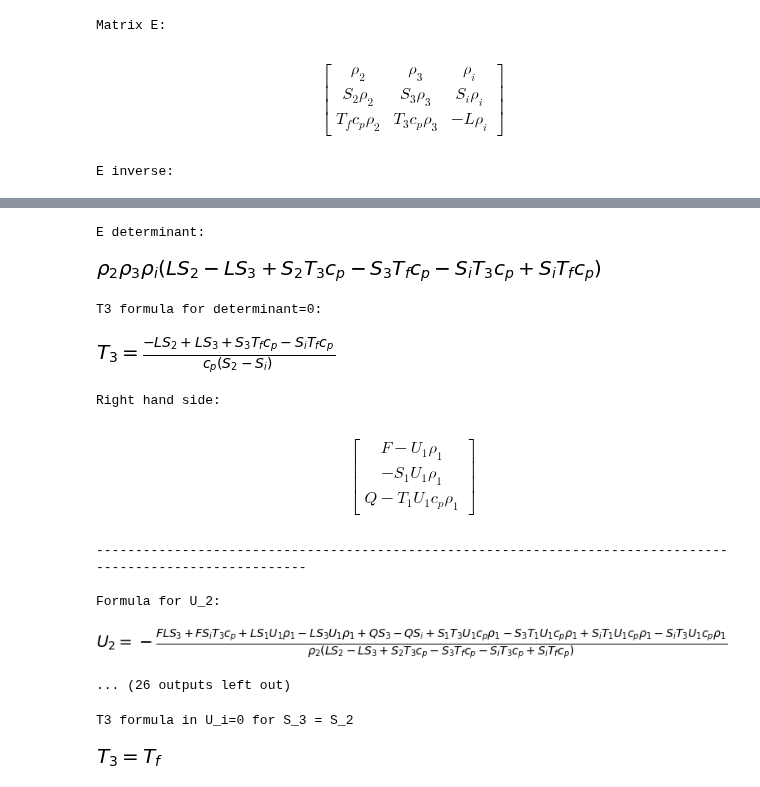
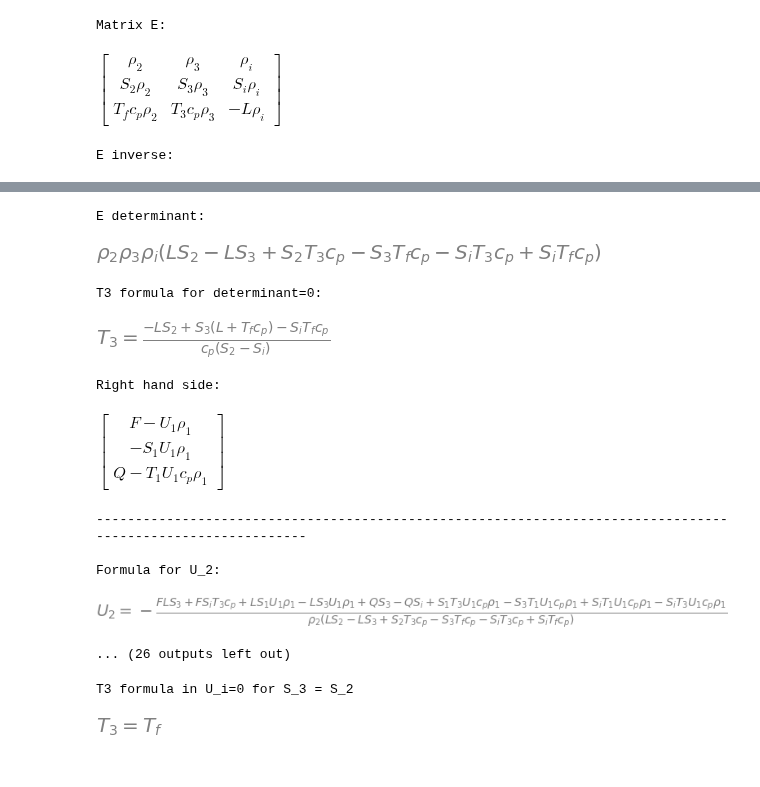
Before and after one commit to hainegroup/Polar-overturning-circulation-model, a Jupyter notebook: notebooks/symbolic_matrix_inverse.ipynb, the cells around one changed output, grey strips where cells are left out. Drawn from its saved outputs; the diff is of its cells as text; code cells hidden in the pictures.

```diff
--- a/notebooks/symbolic_matrix_inverse.ipynb
+++ b/notebooks/symbolic_matrix_inverse.ipynb
@@ -34,7 +34,7 @@ display(Edet)
 print(" ")
 print("T3 formula for determinant=0:")
 T3_formula = solve(Eq(0,Edet),T_3)
-T3_formula = collect(Eq(T_3,T3_formula[0]),S_3)
+T3_formula = Eq(T_3,collect(T3_formula[0],S_3))
 display(T3_formula)
 
 print(" ")
@@ -53,14 +53,15 @@ display(myeqn)
 print(" ")
 print("Q formula in U_2=0")
 myeqn = factor(simplify(Eq(0,soln[0])))
-Qm_formula = simplify(solve(myeqn,Q))
-Qm_formula = Eq(Q_m,Qm_formula[0])
+Qm_formula = solve(myeqn,Q)
+Qm_formula = simplify(Qm_formula[0])
+Qm_formula = Eq(Q_m,Qm_formula)
 display(Qm_formula)
 
 print(" ")
 print("T3 formula in U_2=0")
 myeqn = solve(myeqn,T_3)
-T3_formula = collect(Eq(T_3,myeqn[0]),S_3)
+T3_formula = Eq(T_3,collect(myeqn[0],S_3))
 display(T3_formula)
 
 print(" ")
@@ -74,7 +75,7 @@ print(" ")
 print("T3 formula in U_2=-X (e.g., X = U_1)")
 myeqn = factor(simplify(Eq(-X,soln[0])))
 myeqn = solve(myeqn,T_3)
-T3_formula = collect(Eq(T_3,myeqn[0]),S_3)
+T3_formula = Eq(T_3,collect(myeqn[0],S_3))
 display(T3_formula)
 
 print(" ")
@@ -87,14 +88,16 @@ display(myeqn)
 print(" ")
 print("Q formula for U_3=0")
 myeqn = factor(simplify(Eq(0,soln[1])))
-Qp_formula = simplify(solve(myeqn,Q))
-Qp_formula = Eq(Q_p,Qp_formula[0])
+Qp_formula = solve(myeqn,Q)
+Qp_formula = simplify(Qp_formula[0])
+Qp_formula = Eq(Q_p,Qp_formula)
 display(Qp_formula)
 
 print(" ")
 print("S_2 formula for U_3=0")
-S2_formula = simplify(solve(myeqn,S_2))
-S2_formula = Eq(S_2,S2_formula[0])
+S2_formula = solve(myeqn,S_2)
+S2_formula = simplify(S2_formula[0])
+S2_formula = Eq(S_2,S2_formula)
 display(S2_formula)
 
 print(" ")
@@ -110,7 +113,7 @@ print(" ")
 print("T3 formula in U_3=-X (e.g., X = U_1)")
 myeqn = factor(simplify(Eq(-X,soln[1])))
 myeqn = solve(myeqn,T_3)
-T3_formula = collect(Eq(T_3,myeqn[0]),S_3)
+T3_formula = Eq(T_3,collect(myeqn[0],S_3))
 display(T3_formula)
 
 print(" ")
@@ -123,8 +126,9 @@ display(myeqn)
 print(" ")
 print("Q formula for U_i=0")
 myeqn = factor(simplify(Eq(0,soln[2])))
-Qi_formula = simplify(solve(myeqn,Q))
-Qi_formula = Eq(Q_i,Qi_formula[0])
+Qi_formula = solve(myeqn,Q)
+Qi_formula = simplify(Qi_formula[0])
+Qi_formula = Eq(Q_i,Qi_formula)
 display(Qi_formula)
 
 print(" ")
@@ -138,9 +142,9 @@ print(" ")
 print("T3 formula in U_i=-X (e.g., X = U_1)")
 myeqn = factor(simplify(Eq(-X,soln[2])))
 myeqn = solve(myeqn,T_3)
-T3_formula = collect(Eq(T_3,myeqn[0]),S_3)
+T3_formula = Eq(T_3,collect(myeqn[0],S_3))
 display(T3_formula)
 # %% [output]
 Matrix E:
-$$\left[\begin{matrix}\rho_{2} & \rho_{3} & \rho_{i}\\S_{2} \rho_{2} & S_{3} \rho_{3} & S_{i} \rho_{i}\\T_{f} c_{p} \rho_{2} & T_{3} c_{p} \rho_{3} & - L \rho_{i}\end{matrix}\right]$$
+$\displaystyle \left[\begin{matrix}\rho_{2} & \rho_{3} & \rho_{i}\\S_{2} \rho_{2} & S_{3} \rho_{3} & S_{i} \rho_{i}\\T_{f} c_{p} \rho_{2} & T_{3} c_{p} \rho_{3} & - L \rho_{i}\end{matrix}\right]$
 E inverse:
@@ -148,13 +152,13 @@ $$\left[\begin{matrix}- \frac{L S_{3} + S_{i} T_{3} c_{p}}{\rho_{2} \left(L S_{2
 E determinant:
-[figure, old version]
+[figure, new version]
 T3 formula for determinant=0:
-[figure, old version]
+[figure, new version]
 Right hand side:
-$$\left[\begin{matrix}F - U_{1} \rho_{1}\\- S_{1} U_{1} \rho_{1}\\Q - T_{1} U_{1} c_{p} \rho_{1}\end{matrix}\right]$$
+$\displaystyle \left[\begin{matrix}F - U_{1} \rho_{1}\\- S_{1} U_{1} \rho_{1}\\Q - T_{1} U_{1} c_{p} \rho_{1}\end{matrix}\right]$
 ------------------------------------------------------------------------------------------------------------
 
 Formula for U_2:
-[figure, old version]
+[figure, new version]
 ... (26 outputs left out)
 # %%
 print(" ")
@@ -163,7 +167,7 @@ T3_formula = simplify(T3_formula.subs(S_3,S_2))
 display(T3_formula)
 # %% [output]
 T3 formula in U_i=0 for S_3 = S_2
-[figure, old version]
+[figure, new version]
 # %%
 # Approximate solution for U_1 when U_2=0
 # Set all densities the same and divide them out.
```
Also changed, not shown: parts of 4 cells of this notebook.
